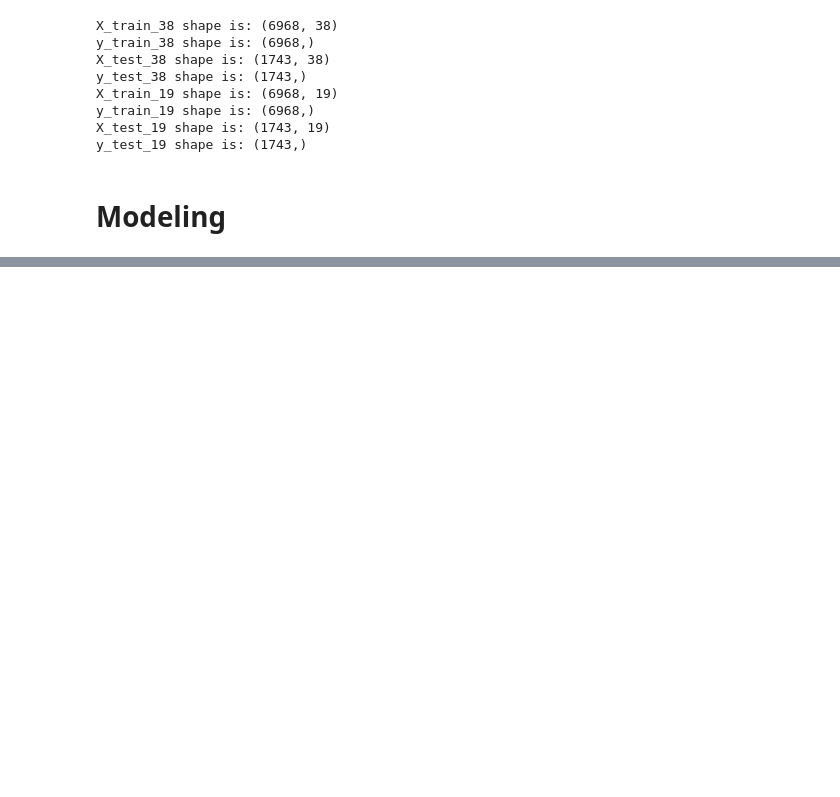
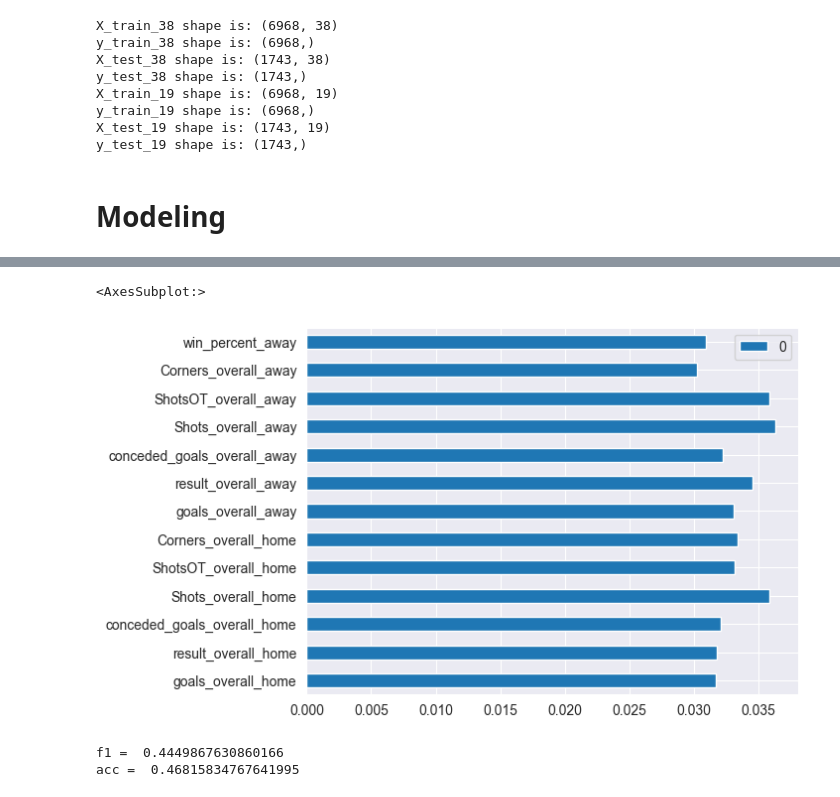
Before and after one commit to zak-soussi/Football_Match_Prediction, a Jupyter notebook: preprocessing_modeling.ipynb, the cells around one changed output, grey strips where cells are left out. Cells and saved outputs as stored; diff of their text form; code cells hidden in the pictures; blank space fills up the shorter version.

```diff
--- a/preprocessing_modeling.ipynb
+++ b/preprocessing_modeling.ipynb
@@ -111,0 +328,5 @@ weighted avg       0.43      0.46      0.44      1743
+# %%
+feature_importance[feature_importance[0]>0.03].plot.barh()
+# %% [output]
+<AxesSubplot:>
+[figure, added]
@@ -111,0 +337,10 @@ weighted avg       0.43      0.46      0.44      1743
+# %%
+models['XGC'].fit(X_train_selected,y_train_38)
+y_pred = models['XGC'].predict(X_test_selected)
+f1 = f1_score(y_test_38, y_pred, average='weighted')
+acc = accuracy_score(y_test_38, y_pred)
+print('f1 = ',f1)
+print('acc = ',acc)
+# %% [output]
+f1 =  0.4449867630860166
+acc =  0.46815834767641995
```
Also changed, not shown: parts of 44 cells of this notebook.
